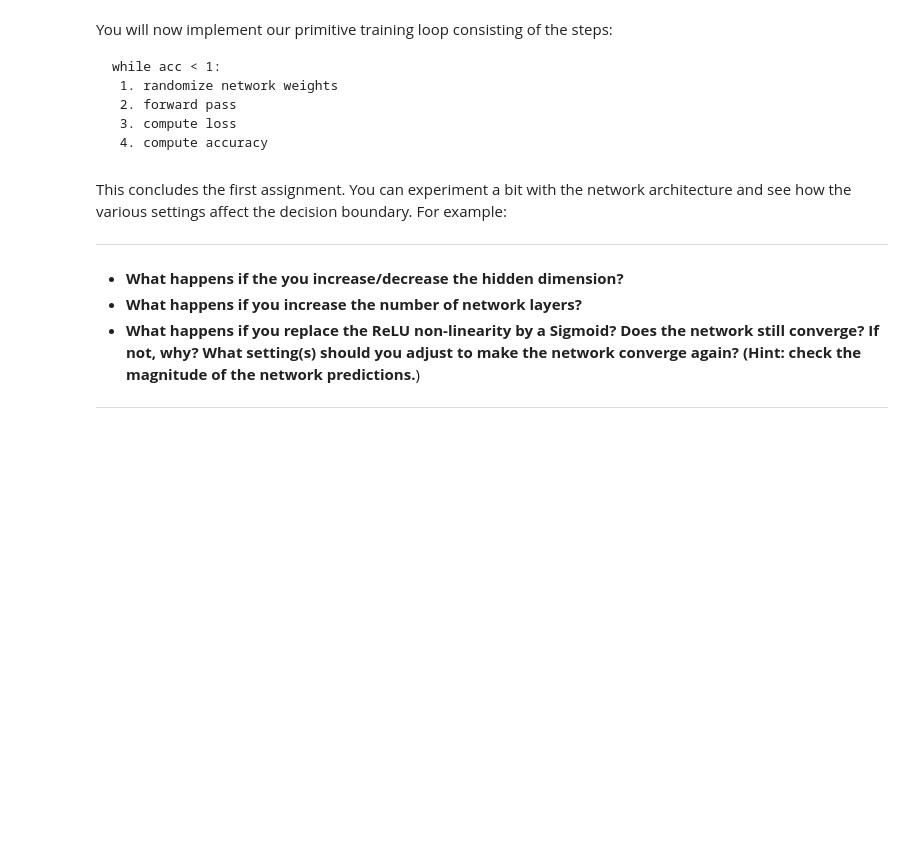
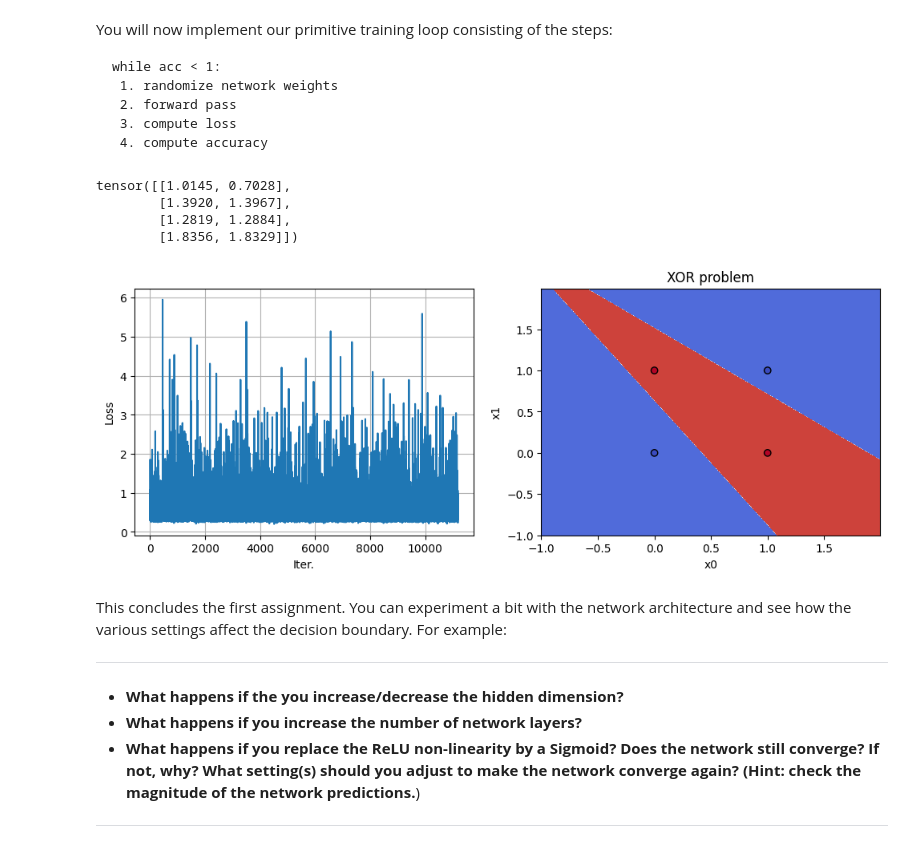
Before and after one commit to MihaiCiorascu/AI-Self-Study, a Jupyter notebook: mdl/MDL_Assignment2.ipynb, the cells around one changed output. Cells and saved outputs as stored; diff of their text form; code cells hidden in the pictures; blank space fills up the shorter version.

```diff
--- a/mdl/MDL_Assignment2.ipynb
+++ b/mdl/MDL_Assignment2.ipynb
@@ -611,7 +665,7 @@ def MSELoss(y_true, y_pred):
     #                  TODO: Implement this function                       #
     ########################################################################
 
-    pass
+    loss = torch.mean((y_pred - y_true) ** 2)
 
     ########################################################################
     #                         END OF YOUR CODE                             #
@@ -653,7 +707,7 @@ while acc < 1:
     #                          output variables.                           #
     ########################################################################
 
-    pass
+    y_pred = net.forward(x_xor)
 
     ########################################################################
     #                         END OF YOUR CODE                             #
@@ -665,37 +719,45 @@ while acc < 1:
     #                         and append to list.                          #
     ########################################################################
 
-    pass
+    loss = MSELoss(y_xor, y_pred)
+    losses.append(loss)
 
     ########################################################################
     #                         END OF YOUR CODE                             #
     ########################################################################
 
 
     ########################################################################
     #               TODO: Calculate accuracy of prediction.                #
     ########################################################################
 
-    pass
+    correct = torch.argmax(y_pred, axis=1) == torch.argmax(y_xor, axis=1)
+    acc = torch.sum(correct) / len(y_pred)
 
     ########################################################################
     #                         END OF YOUR CODE                             #
     ########################################################################
 
 # Print output tensor
 print(y_pred)
 
 # Plot loss
 plt.figure(figsize=(12,4))
 plt.subplot(1,2,1)
 plt.plot(losses)
 plt.grid()
 plt.xlabel('Iter.')
 plt.ylabel('Loss')
 
 # Show decision boundary
 plt.subplot(1,2,2)
 plot(x_xor, y_xor, net)
+# %% [output]
+tensor([[1.0145, 0.7028],
+        [1.3920, 1.3967],
+        [1.2819, 1.2884],
+        [1.8356, 1.8329]])
+[figure, added]
 # %% [markdown]
 This concludes the first assignment. You can experiment a bit with the network architecture and see how the various settings affect the decision boundary. For example:
 
```
Also changed, not shown: parts of 14 cells of this notebook.
